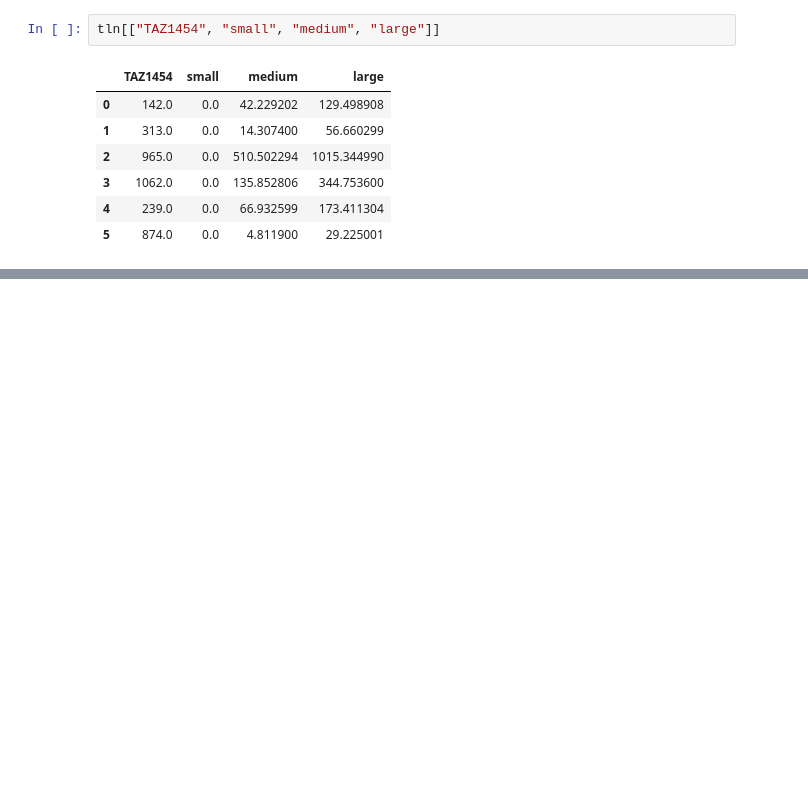
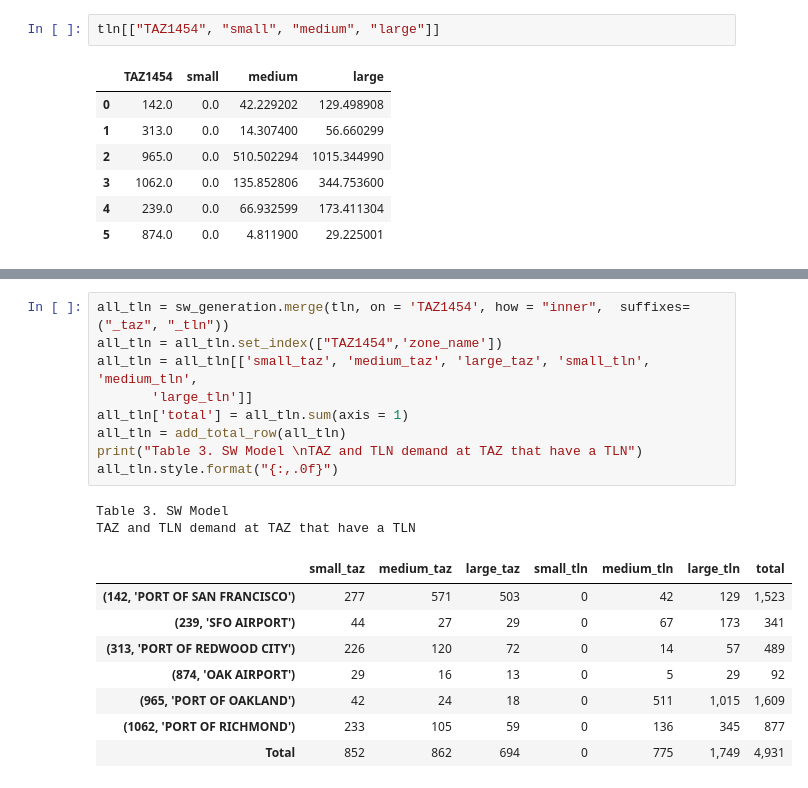
Before and after one commit to BayAreaMetro/travel-model-one, a Jupyter notebook: utilities/trucks/trucks_2026_update/notebooks/Bicounty Model special generator comparison.ipynb, the cells around one changed output, grey strips where cells are left out. Drawn from its saved outputs; the diff is of its cells as text; blank space fills up the shorter version.

```diff
--- a/utilities/trucks/trucks_2026_update/notebooks/Bicounty Model special generator comparison.ipynb
+++ b/utilities/trucks/trucks_2026_update/notebooks/Bicounty Model special generator comparison.ipynb
@@ -101,0 +132,20 @@ Port of Oakland TAZ and TLN demand
+# %%
+all_tln = sw_generation.merge(tln, on = 'TAZ1454', how = "inner",  suffixes=("_taz", "_tln"))
+all_tln = all_tln.set_index(["TAZ1454",'zone_name'])
+all_tln = all_tln[['small_taz', 'medium_taz', 'large_taz', 'small_tln', 'medium_tln',
+       'large_tln']]
+all_tln['total'] = all_tln.sum(axis = 1)
+all_tln = add_total_row(all_tln)
+print("Table 3. SW Model \nTAZ and TLN demand at TAZ that have a TLN")
+all_tln.style.format("{:,.0f}")
+# %% [output]
+Table 3. SW Model
+TAZ and TLN demand at TAZ that have a TLN
+|  | small_taz | medium_taz | large_taz | small_tln | medium_tln | large_tln | total |
+| (142, 'PORT OF SAN FRANCISCO') | 277 | 571 | 503 | 0 | 42 | 129 | 1,523 |
+| (239, 'SFO AIRPORT') | 44 | 27 | 29 | 0 | 67 | 173 | 341 |
+| (313, 'PORT OF REDWOOD CITY') | 226 | 120 | 72 | 0 | 14 | 57 | 489 |
+| (874, 'OAK AIRPORT') | 29 | 16 | 13 | 0 | 5 | 29 | 92 |
+| (965, 'PORT OF OAKLAND') | 42 | 24 | 18 | 0 | 511 | 1,015 | 1,609 |
+| (1062, 'PORT OF RICHMOND') | 233 | 105 | 59 | 0 | 136 | 345 | 877 |
+| Total | 852 | 862 | 694 | 0 | 775 | 1,749 | 4,931 |
```
Also changed, not shown: parts of 6 cells of this notebook, 1 other file.
